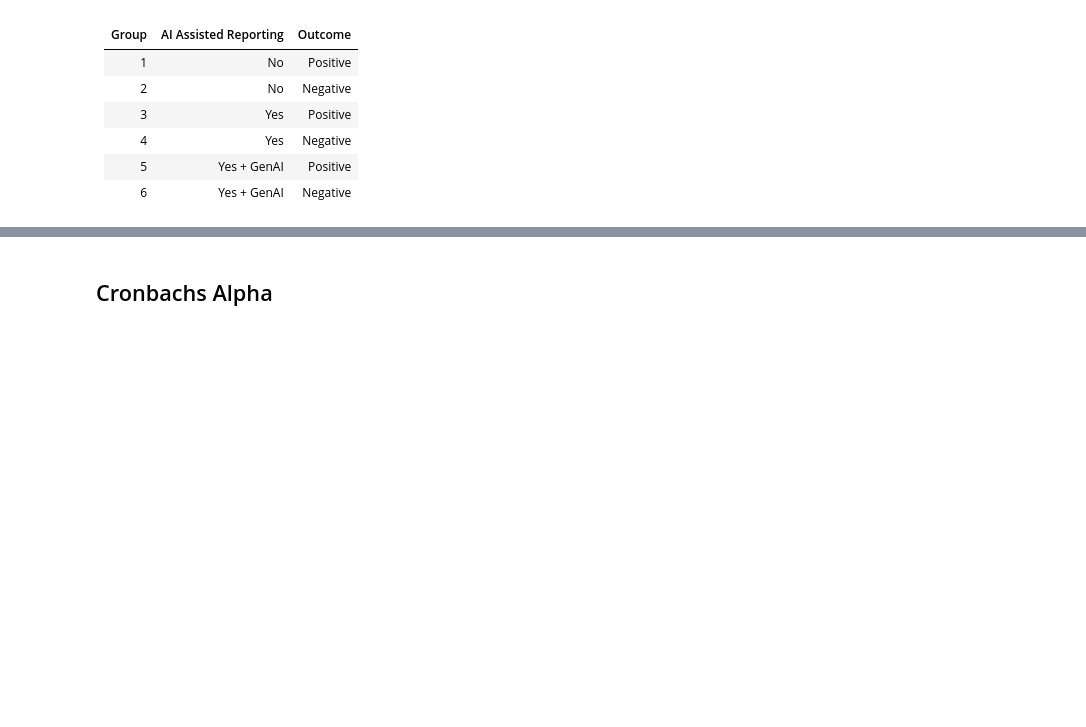
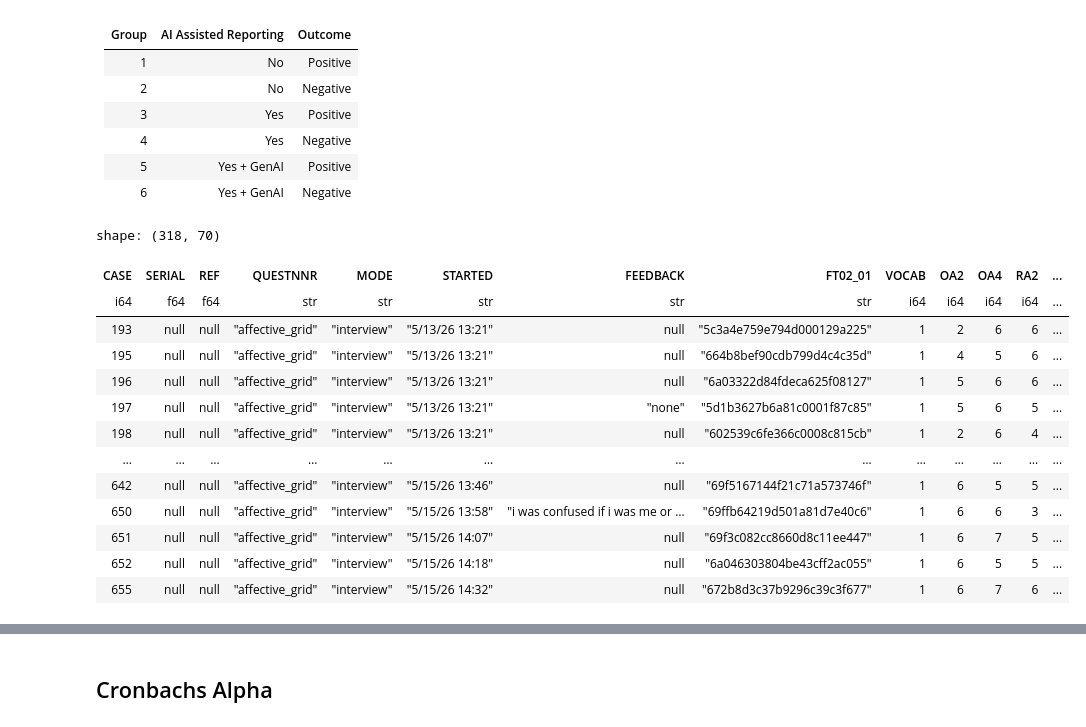
Before and after one commit to FlavourDave92/managerial-accountability-study-2026, a Jupyter notebook: notebooks/00_start.ipynb, the cells around one changed output, grey strips where cells are left out. Cells and saved outputs as stored; diff of their text form; code cells hidden in the pictures; blank space fills up the shorter version.

```diff
--- a/notebooks/00_start.ipynb
+++ b/notebooks/00_start.ipynb
@@ -59,3 +64,20 @@ df_raw = pl.read_csv(root_dir / "data" / "soci" / "cleaned.csv")
+# %%
+df_raw
+# %% [output]
+shape: (318, 70)
+| CASE | SERIAL | REF | QUESTNNR | MODE | STARTED | FEEDBACK | FT02_01 | VOCAB | OA2 | OA4 | RA2 | ... |
+| i64 | f64 | f64 | str | str | str | str | str | i64 | i64 | i64 | i64 | ... |
+| 193 | null | null | "affective_grid" | "interview" | "5/13/26 13:21" | null | "5c3a4e759e794d000129a225" | 1 | 2 | 6 | 6 | ... |
+| 195 | null | null | "affective_grid" | "interview" | "5/13/26 13:21" | null | "664b8bef90cdb799d4c4c35d" | 1 | 4 | 5 | 6 | ... |
+| 196 | null | null | "affective_grid" | "interview" | "5/13/26 13:21" | null | "6a03322d84fdeca625f08127" | 1 | 5 | 6 | 6 | ... |
+| 197 | null | null | "affective_grid" | "interview" | "5/13/26 13:21" | "none" | "5d1b3627b6a81c0001f87c85" | 1 | 5 | 6 | 5 | ... |
+| 198 | null | null | "affective_grid" | "interview" | "5/13/26 13:21" | null | "602539c6fe366c0008c815cb" | 1 | 2 | 6 | 4 | ... |
+| … | … | … | … | … | … | … | … | … | … | … | … | ... |
+| 642 | null | null | "affective_grid" | "interview" | "5/15/26 13:46" | null | "69f5167144f21c71a573746f" | 1 | 6 | 5 | 5 | ... |
+| 650 | null | null | "affective_grid" | "interview" | "5/15/26 13:58" | "i was confused if i was me or … | "69ffb64219d501a81d7e40c6" | 1 | 6 | 6 | 3 | ... |
+| 651 | null | null | "affective_grid" | "interview" | "5/15/26 14:07" | null | "69f3c082cc8660d8c11ee447" | 1 | 6 | 7 | 5 | ... |
+| 652 | null | null | "affective_grid" | "interview" | "5/15/26 14:18" | null | "6a046303804be43cff2ac055" | 1 | 6 | 5 | 5 | ... |
+| 655 | null | null | "affective_grid" | "interview" | "5/15/26 14:32" | null | "672b8d3c37b9296c39c3f677" | 1 | 6 | 7 | 6 | ... |
 # %%
 required_cols = [
     "ATT_SC",
```
Also changed, not shown: parts of 13 cells of this notebook, 10 other files.
